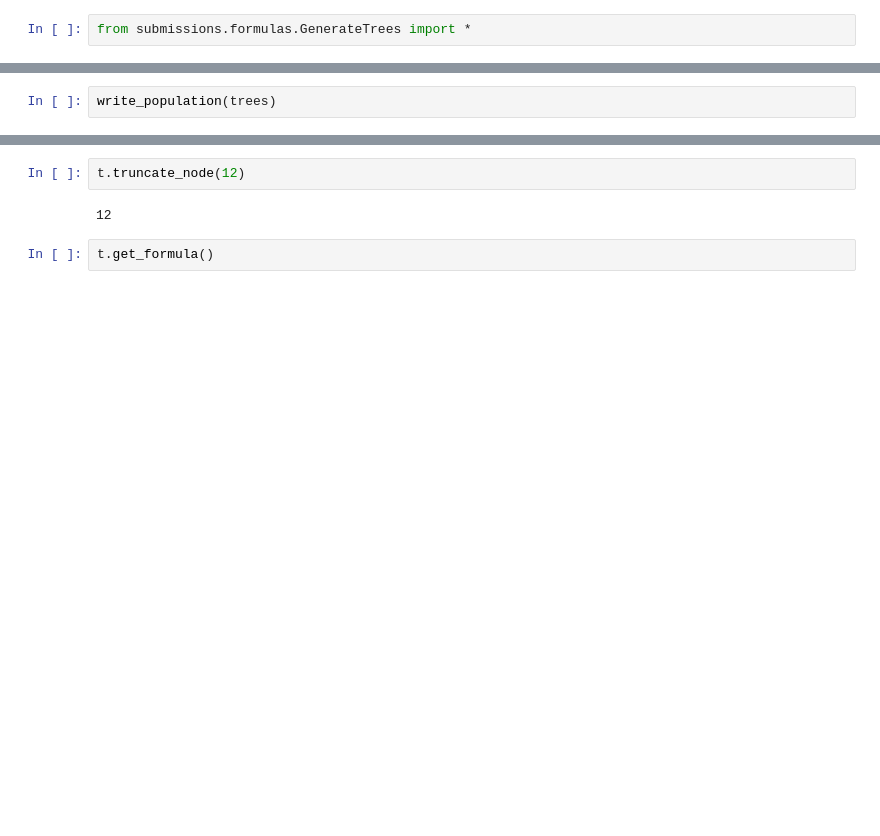
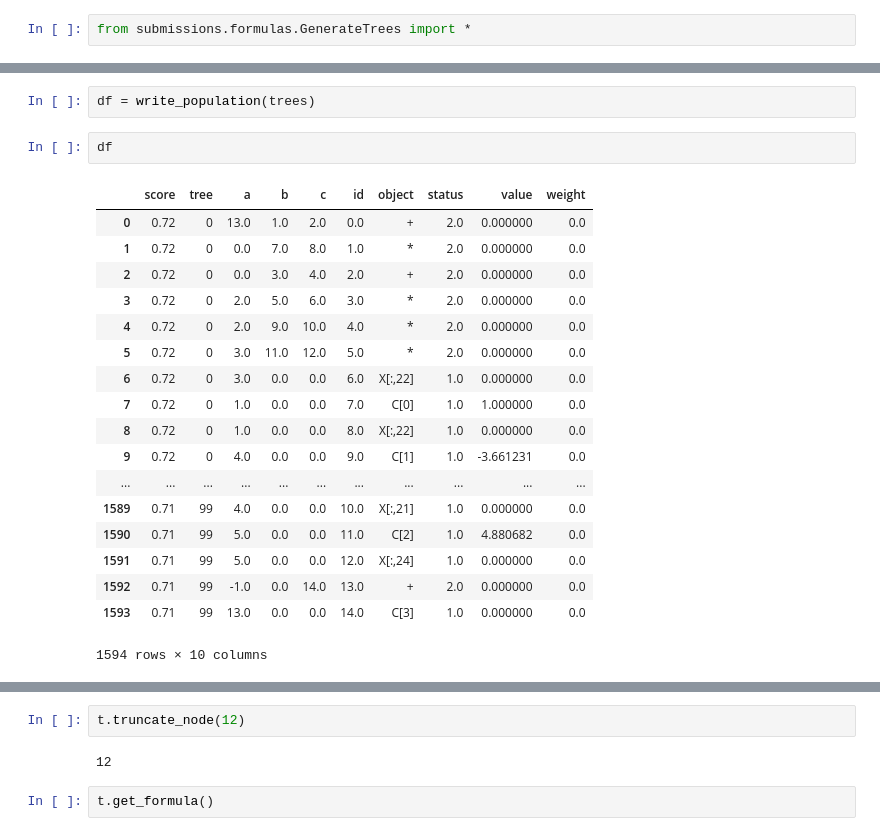
Before and after one commit to yetkinyilmaz/kaggle_seguro, a Jupyter notebook: notebook_formulate.ipynb, the cells around one changed output, grey strips where cells are left out. Drawn from its saved outputs; the diff is of its cells as text; blank space fills up the shorter version.

```diff
--- a/notebook_formulate.ipynb
+++ b/notebook_formulate.ipynb
@@ -16,5 +40,26 @@ Adding feature :  (((((C[1]*X[:,27])-(C[2]*X[:,23]))-(C[0]*X[:,22]))*X[:,22])+C[
-# %%
-write_population(trees)
+# %%
+df = write_population(trees)
+# %%
+df
+# %% [output]
+|  | score | tree | a | b | c | id | object | status | value | weight |
+| 0 | 0.72 | 0 | 13.0 | 1.0 | 2.0 | 0.0 | + | 2.0 | 0.000000 | 0.0 |
+| 1 | 0.72 | 0 | 0.0 | 7.0 | 8.0 | 1.0 | * | 2.0 | 0.000000 | 0.0 |
+| 2 | 0.72 | 0 | 0.0 | 3.0 | 4.0 | 2.0 | + | 2.0 | 0.000000 | 0.0 |
+| 3 | 0.72 | 0 | 2.0 | 5.0 | 6.0 | 3.0 | * | 2.0 | 0.000000 | 0.0 |
+| 4 | 0.72 | 0 | 2.0 | 9.0 | 10.0 | 4.0 | * | 2.0 | 0.000000 | 0.0 |
+| 5 | 0.72 | 0 | 3.0 | 11.0 | 12.0 | 5.0 | * | 2.0 | 0.000000 | 0.0 |
+| 6 | 0.72 | 0 | 3.0 | 0.0 | 0.0 | 6.0 | X[:,22] | 1.0 | 0.000000 | 0.0 |
+| 7 | 0.72 | 0 | 1.0 | 0.0 | 0.0 | 7.0 | C[0] | 1.0 | 1.000000 | 0.0 |
+| 8 | 0.72 | 0 | 1.0 | 0.0 | 0.0 | 8.0 | X[:,22] | 1.0 | 0.000000 | 0.0 |
+| 9 | 0.72 | 0 | 4.0 | 0.0 | 0.0 | 9.0 | C[1] | 1.0 | -3.661231 | 0.0 |
+| ... | ... | ... | ... | ... | ... | ... | ... | ... | ... | ... |
+| 1589 | 0.71 | 99 | 4.0 | 0.0 | 0.0 | 10.0 | X[:,21] | 1.0 | 0.000000 | 0.0 |
+| 1590 | 0.71 | 99 | 5.0 | 0.0 | 0.0 | 11.0 | C[2] | 1.0 | 4.880682 | 0.0 |
+| 1591 | 0.71 | 99 | 5.0 | 0.0 | 0.0 | 12.0 | X[:,24] | 1.0 | 0.000000 | 0.0 |
+| 1592 | 0.71 | 99 | -1.0 | 0.0 | 14.0 | 13.0 | + | 2.0 | 0.000000 | 0.0 |
+| 1593 | 0.71 | 99 | 13.0 | 0.0 | 0.0 | 14.0 | C[3] | 1.0 | 0.000000 | 0.0 |
+1594 rows × 10 columns
 # %%
 t = generateSingleTree(12)
 # %% [output]
```
Also changed, not shown: parts of 11 cells of this notebook, 5 other files.
